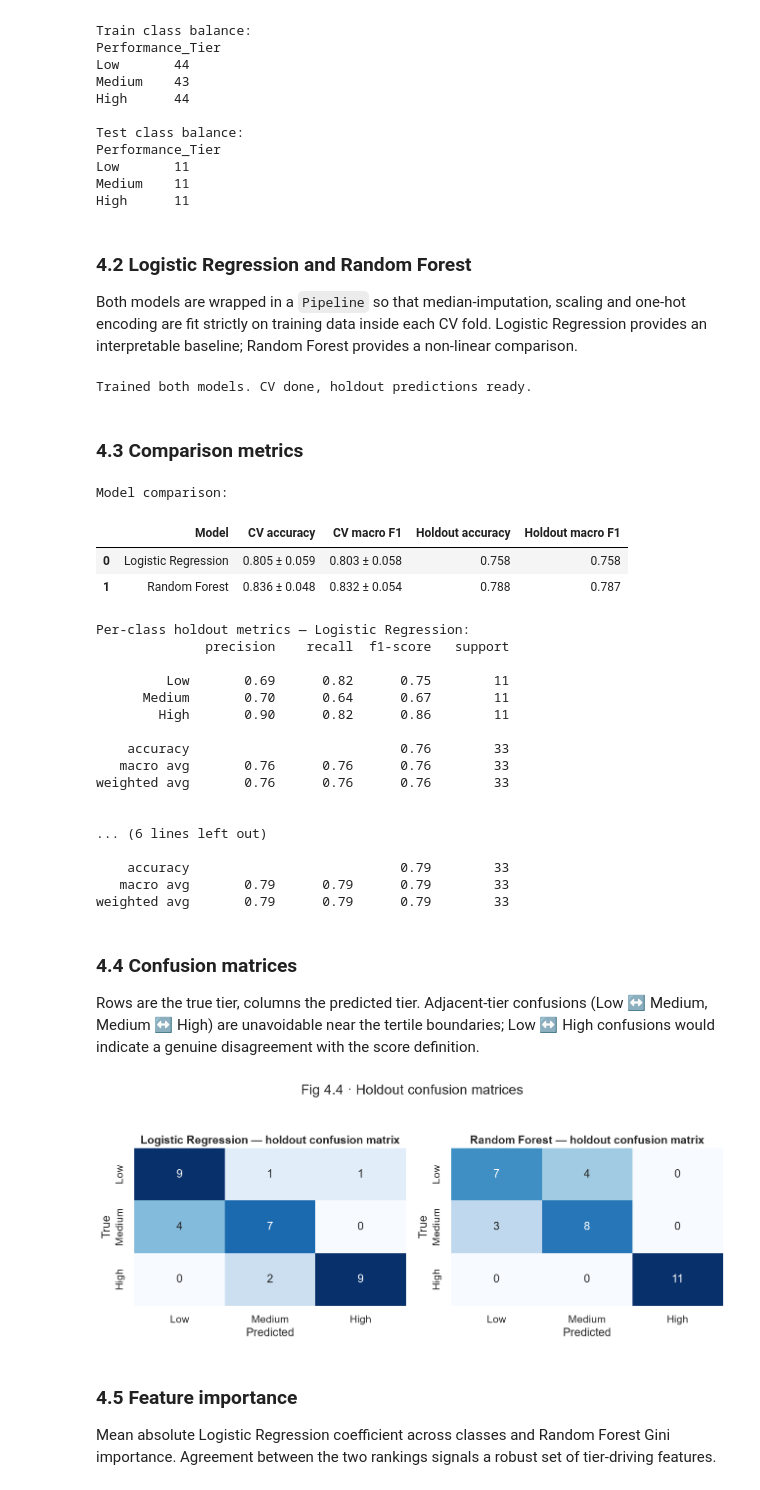
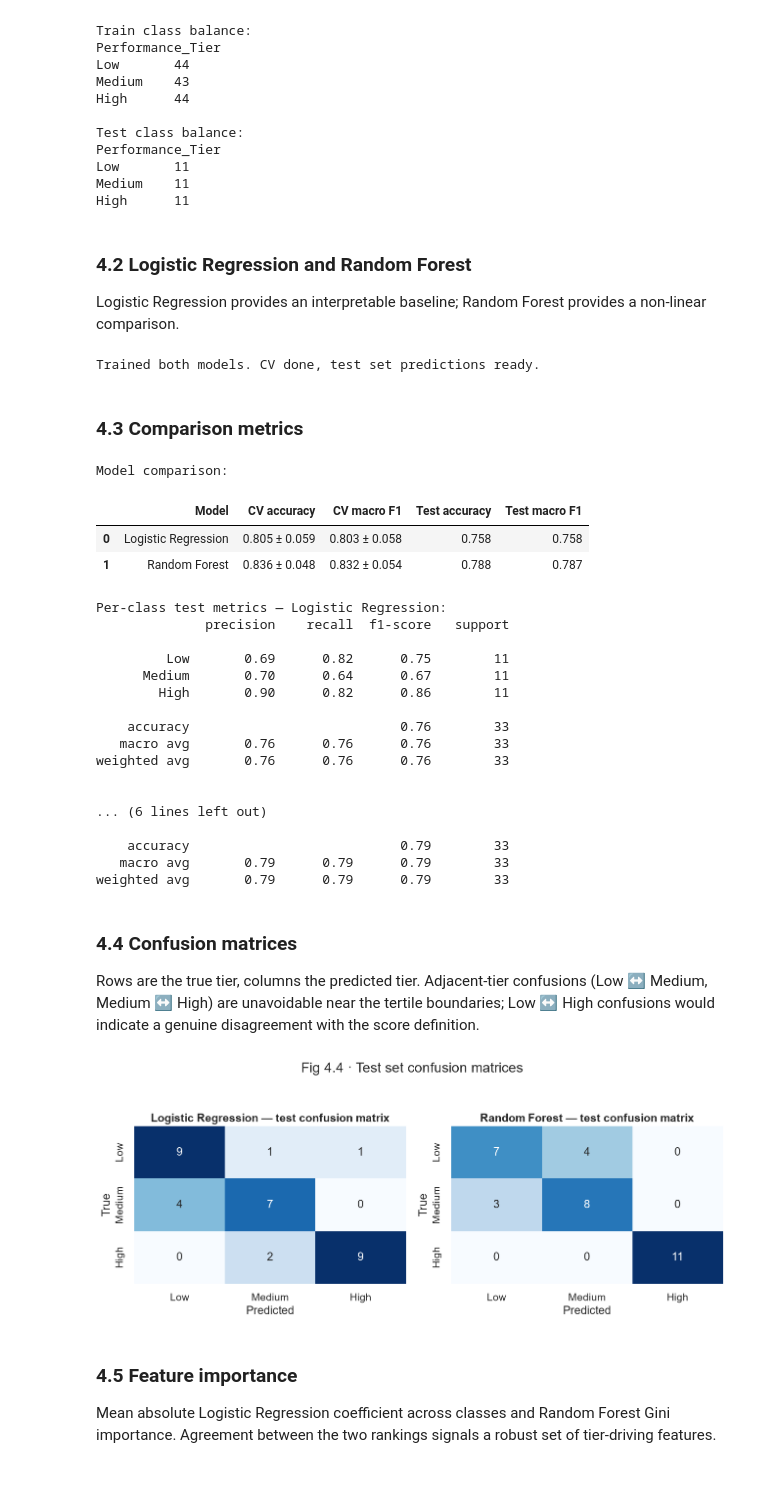
Before and after one commit to anusanth26/ipl-player-valuation, a Jupyter notebook: notebooks/analysis.ipynb, the cells around one changed output. Saved outputs shown, nothing was run; the diff lists cells and outputs as text; code cells hidden in the pictures.

```diff
--- a/notebooks/analysis.ipynb
+++ b/notebooks/analysis.ipynb
@@ -1262,9 +1252,7 @@ High      11
 # %% [markdown]
 ### 4.2 Logistic Regression and Random Forest
 
-Both models are wrapped in a `Pipeline` so that median-imputation,
-scaling and one-hot encoding are fit strictly on training data inside
-each CV fold. Logistic Regression provides an interpretable baseline;
+ Logistic Regression provides an interpretable baseline;
 Random Forest provides a non-linear comparison.
 # %%
 numeric_transformer = Pipeline([
@@ -1320,8 +1308,8 @@ def evaluate(model, name):
         "Model": name,
         "CV accuracy":    f"{acc_cv.mean():.3f} ± {acc_cv.std():.3f}",
         "CV macro F1":    f"{f1_cv.mean():.3f} ± {f1_cv.std():.3f}",
-        "Holdout accuracy": accuracy_score(y_test, y_pred),
-        "Holdout macro F1": f1_score(y_test, y_pred, average="macro"),
+        "Test accuracy": accuracy_score(y_test, y_pred),
+        "Test macro F1": f1_score(y_test, y_pred, average="macro"),
         "_y_pred": y_pred,
         "_cv_acc": acc_cv,
     }
@@ -1329,9 +1317,9 @@ def evaluate(model, name):
 
 results_lr = evaluate(lr_model, "Logistic Regression")
 results_rf = evaluate(rf_model, "Random Forest")
-print("Trained both models. CV done, holdout predictions ready.")
+print("Trained both models. CV done, test set predictions ready.")
 # %% [output]
-Trained both models. CV done, holdout predictions ready.
+Trained both models. CV done, test set predictions ready.
 # %% [markdown]
 ### 4.3 Comparison metrics
 # %%
@@ -1339,24 +1327,24 @@ comparison = pd.DataFrame([
     {k: v for k, v in r.items() if not k.startswith("_")}
     for r in (results_lr, results_rf)
 ])
-comparison["Holdout accuracy"] = comparison["Holdout accuracy"].round(3)
-comparison["Holdout macro F1"] = comparison["Holdout macro F1"].round(3)
+comparison["Test accuracy"] = comparison["Test accuracy"].round(3)
+comparison["Test macro F1"] = comparison["Test macro F1"].round(3)
 print("Model comparison:")
 display(comparison)
 
-print("\nPer-class holdout metrics — Logistic Regression:")
+print("\nPer-class test metrics — Logistic Regression:")
 print(classification_report(y_test, results_lr["_y_pred"],
                             labels=tier_labels, zero_division=0))
 
-print("\nPer-class holdout metrics — Random Forest:")
+print("\nPer-class test metrics — Random Forest:")
 print(classification_report(y_test, results_rf["_y_pred"],
                             labels=tier_labels, zero_division=0))
 # %% [output]
 Model comparison:
-|  | Model | CV accuracy | CV macro F1 | Holdout accuracy | Holdout macro F1 |
+|  | Model | CV accuracy | CV macro F1 | Test accuracy | Test macro F1 |
 | 0 | Logistic Regression | 0.805 ± 0.059 | 0.803 ± 0.058 | 0.758 | 0.758 |
 | 1 | Random Forest | 0.836 ± 0.048 | 0.832 ± 0.054 | 0.788 | 0.787 |
-Per-class holdout metrics — Logistic Regression:
+Per-class test metrics — Logistic Regression:
               precision    recall  f1-score   support
 
          Low       0.69      0.82      0.75        11
@@ -1383,25 +1371,25 @@ disagreement with the score definition.
 # %%
 fig, axes = plt.subplots(1, 2, figsize=(12, 5))
 for ax, results, label in zip(
     axes,
     [results_lr, results_rf],
     ["Logistic Regression", "Random Forest"],
 ):
     cm = confusion_matrix(y_test, results["_y_pred"], labels=tier_labels)
     sns.heatmap(
         cm, annot=True, fmt="d", cmap="Blues", cbar=False,
         xticklabels=tier_labels, yticklabels=tier_labels, ax=ax,
     )
-    ax.set_title(f"{label} — holdout confusion matrix")
+    ax.set_title(f"{label} — test confusion matrix")
     ax.set_xlabel("Predicted")
     ax.set_ylabel("True")
 
-fig.suptitle("Fig 4.4 · Holdout confusion matrices", y=0.99)
+fig.suptitle("Fig 4.4 · Test set confusion matrices", y=0.99)
 fig.tight_layout(rect=[0, 0, 1, 0.94])
 save_fig(fig, "4_4_confusion_matrices")
 plt.show()
 # %% [output]
-[figure, old version]
+[figure, new version]
 # %% [markdown]
 ### 4.5 Feature importance
 
```
Also changed, not shown: parts of 14 cells of this notebook, 6 other files.
